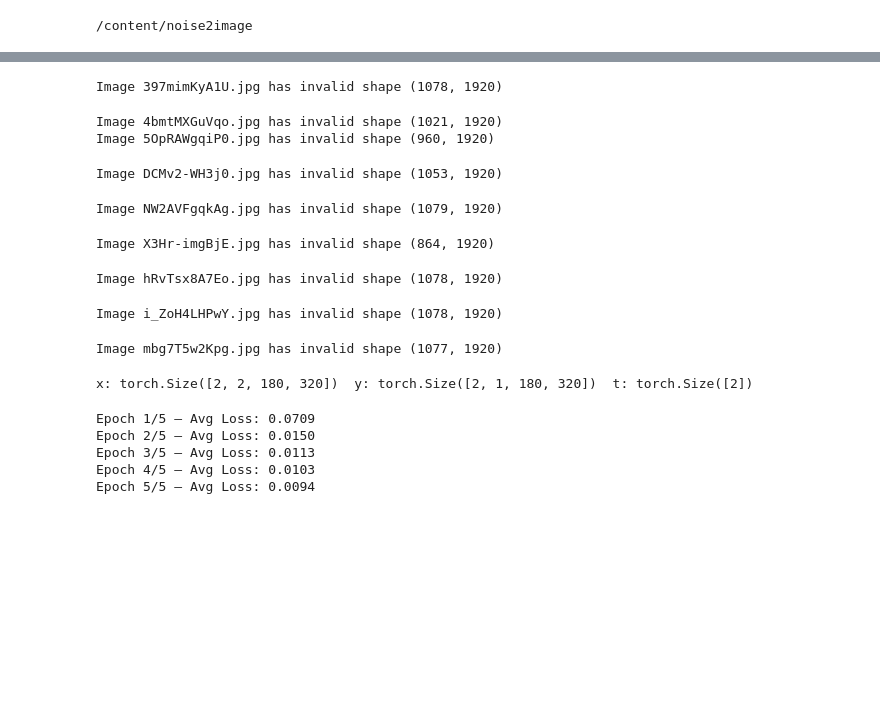
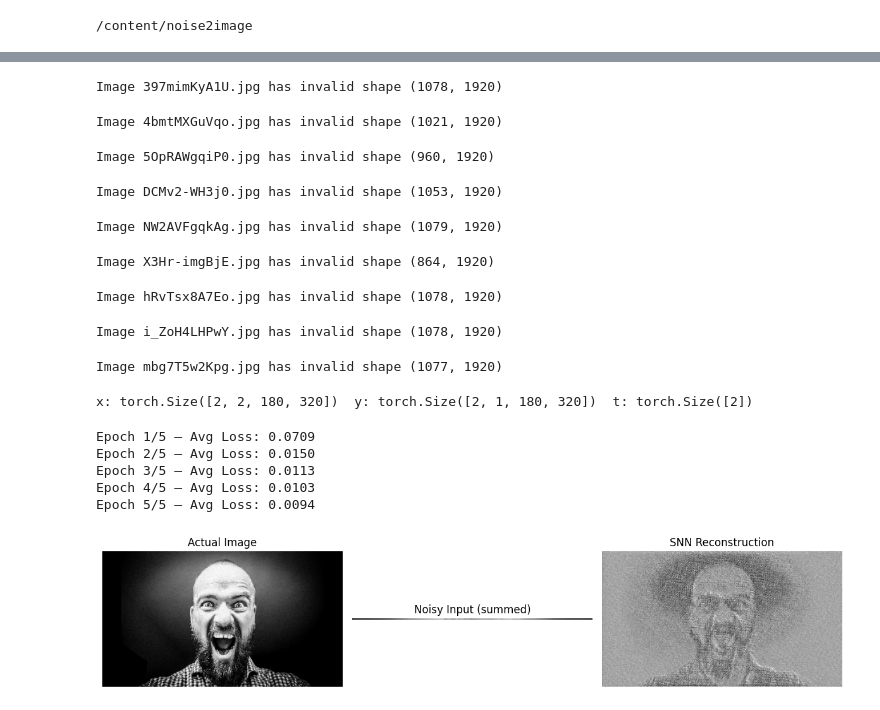
Before and after one commit to pranavraghav75/noise2image_ISL, a Jupyter notebook: noise2image_snn.ipynb, the cells around one changed output, grey strips where cells are left out. Drawn from its saved outputs; the diff is of its cells as text; code cells hidden in the pictures; blank space fills up the shorter version.

Commit message:
SNN Recon Image comparison to real image

```diff
--- a/noise2image_snn.ipynb
+++ b/noise2image_snn.ipynb
@@ -60,7 +60,7 @@ Requirement already satisfied: certifi>=2017.4.17 in /usr/local/lib/python3.11/d
 Requirement already satisfied: snntorch in /usr/local/lib/python3.11/dist-packages (0.9.4)
 # %%
-INDIST_EVENT_PATH = "/content/drive/MyDrive/noise2image_dataset/indist_events"
-INDIST_IMAGE_PATH = "/content/drive/MyDrive/noise2image_dataset/indist_images"
+INDIST_EVENT_PATH = "/content/drive/MyDrive/Noise2ImageData/indist_events"
+INDIST_IMAGE_PATH = "/content/drive/MyDrive/Noise2ImageData/indist_images"
 
 full_ds = EventImagePairDataset(
     image_folder       = INDIST_IMAGE_PATH,
@@ -80,19 +80,27 @@ train_ds, val_ds, test_ds = data_split(full_ds,
 train_loader = DataLoader(train_ds, batch_size=2, shuffle=True,
                            num_workers=2, pin_memory=True)
 
+test_loader = DataLoader(
+    test_ds,
+    batch_size   = 2,
+    shuffle      = False,
+    num_workers  = 2,
+    pin_memory   = True,
+)
+
 x, y, t = next(iter(train_loader))
 print("x:", x.shape, " y:", y.shape, " t:", t.shape)
 # %% [output]
 Image 397mimKyA1U.jpg has invalid shape (1078, 1920)
 Image 4bmtMXGuVqo.jpg has invalid shape (1021, 1920)
-Image 5OpRAWgqiP0.jpg has invalid shape (960, 1920)
-Image DCMv2-WH3j0.jpg has invalid shape (1053, 1920)
+Image 5OpRAWgqiP0.jpg has invalid shape (960, 1920)
-Image NW2AVFgqkAg.jpg has invalid shape (1079, 1920)
+Image DCMv2-WH3j0.jpg has invalid shape (1053, 1920)
-Image X3Hr-imgBjE.jpg has invalid shape (864, 1920)
+Image NW2AVFgqkAg.jpg has invalid shape (1079, 1920)
-Image hRvTsx8A7Eo.jpg has invalid shape (1078, 1920)
+Image X3Hr-imgBjE.jpg has invalid shape (864, 1920)
-Image i_ZoH4LHPwY.jpg has invalid shape (1078, 1920)
+Image hRvTsx8A7Eo.jpg has invalid shape (1078, 1920)
-Image mbg7T5w2Kpg.jpg has invalid shape (1077, 1920)
+Image i_ZoH4LHPwY.jpg has invalid shape (1078, 1920)
-x: torch.Size([2, 2, 180, 320])  y: torch.Size([2, 1, 180, 320])  t: torch.Size([2])
+Image mbg7T5w2Kpg.jpg has invalid shape (1077, 1920)
+x: torch.Size([2, 2, 180, 320])  y: torch.Size([2, 1, 180, 320])  t: torch.Size([2])
 # %%
 # # 2) test spiking Unet
 # beta       = 0.9
@@ -220,3 +228,41 @@ Epoch 2/5 — Avg Loss: 0.0150
 Epoch 3/5 — Avg Loss: 0.0113
 Epoch 4/5 — Avg Loss: 0.0103
 Epoch 5/5 — Avg Loss: 0.0094
+# %%
+import torch
+import matplotlib.pyplot as plt
+
+net.eval()
+
+noise, clean, _ = next(iter(test_loader))
+
+noise = noise.to(device)
+clean = clean.to(device).squeeze(1)
+x     = noise.unsqueeze(1).permute(2, 0, 1, 3, 4)
+
+with torch.no_grad():
+    out_seq = net(x)
+    recon   = out_seq.mean(0).squeeze(1)
+
+# Random Index for Image
+fig, axes = plt.subplots(1, 3, figsize=(12, 4))
+
+# Actual Image
+axes[0].imshow(clean[0].cpu(), cmap="gray")
+axes[0].set_title("Actual Image")
+
+noisy_frame = noise[0].sum(dim=1).cpu()
+axes[1].imshow(noisy_frame, cmap="gray")
+axes[1].set_title("Noisy Input (summed)")
+
+# SNN Reconstruction
+axes[2].imshow(recon[0].cpu(), cmap="gray")
+axes[2].set_title("SNN Reconstruction")
+
+for ax in axes:
+    ax.axis("off")
+
+plt.tight_layout()
+plt.show()
+# %% [output]
+[figure, added]
```
Also changed, not shown: parts of 3 cells of this notebook.
